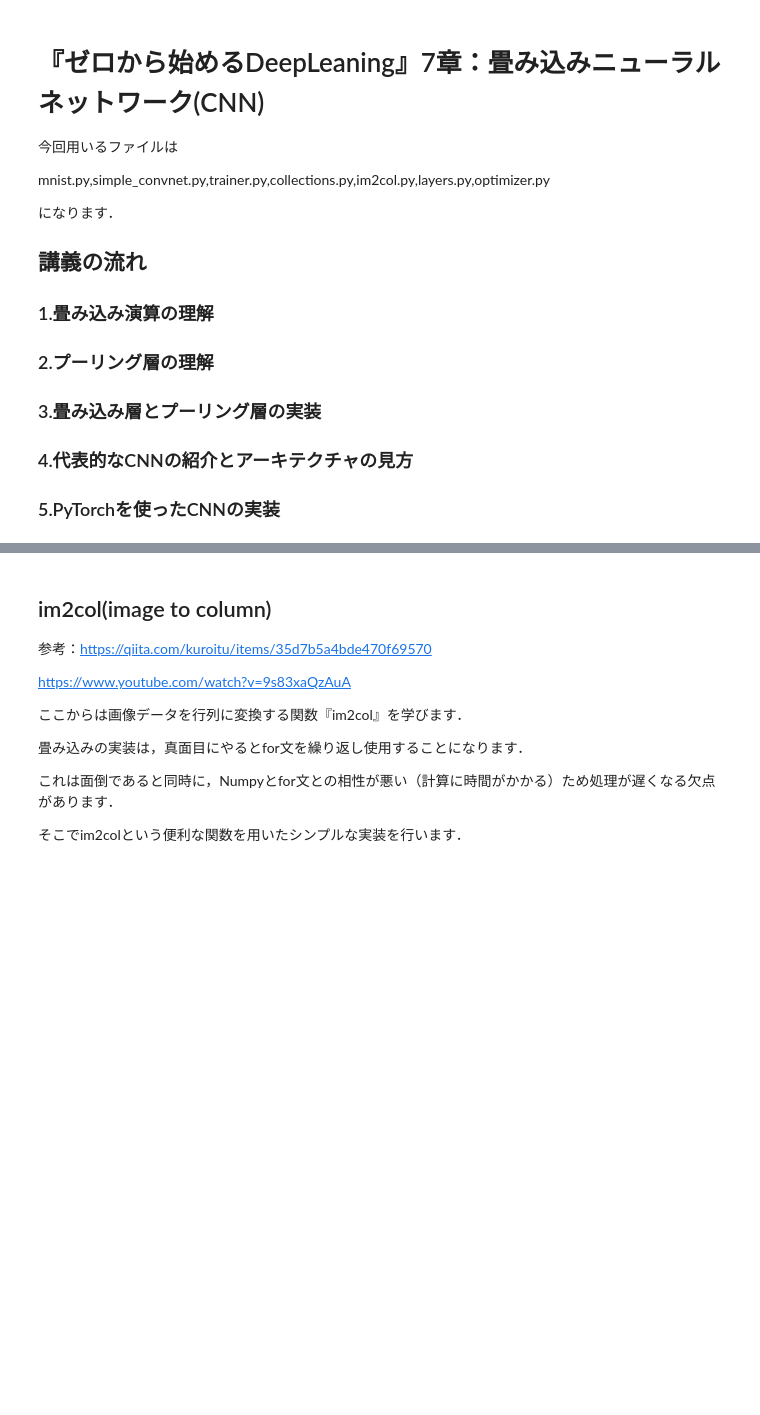
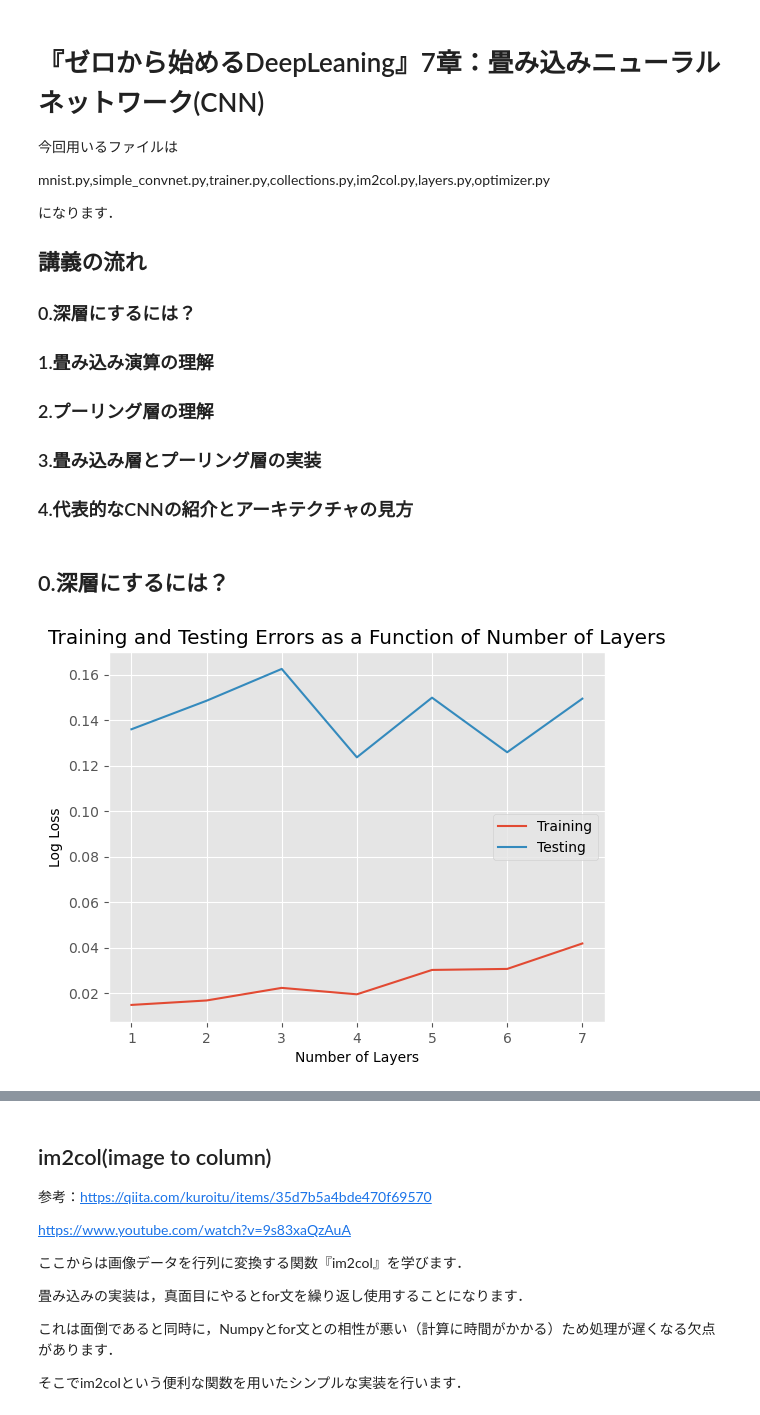
Before and after one commit to LABO-M/ZeroTuku, a Jupyter notebook: Chapter7_Zero_banzai.ipynb, the cells around one changed output, grey strips where cells are left out. Drawn from its saved outputs; the diff is of its cells as text; code cells hidden in the pictures; blank space fills up the shorter version.

```diff
--- a/Chapter7_Zero_banzai.ipynb
+++ b/Chapter7_Zero_banzai.ipynb
@@ -9,6 +9,8 @@ mnist.py,simple_convnet.py,trainer.py,collections.py,im2col.py,layers.py,optimiz
 
 ## 講義の流れ
 
+### 0.深層にするには？
+
 ### 1.畳み込み演算の理解
 
 ### 2.プーリング層の理解
@@ -16,8 +18,6 @@ mnist.py,simple_convnet.py,trainer.py,collections.py,im2col.py,layers.py,optimiz
 ### 3.畳み込み層とプーリング層の実装
 
 ### 4.代表的なCNNの紹介とアーキテクチャの見方
-
-### 5.PyTorchを使ったCNNの実装
 # %%
 # coding: utf-8
 import numpy as np
@@ -35,3 +35,54 @@ plt.style.use('ggplot')
 # from im2col import * # im2colのためのライブラリ
 # from layers import * # 各レイヤーを扱うためのライブラリ
 # from optimizer import * # 最適化手法を扱うためのライブラリ
+# %% [markdown]
+## 0.深層にするには？
+# %%
+from sklearn.datasets import fetch_openml
+from sklearn.neural_network import MLPClassifier
+from sklearn.model_selection import train_test_split
+from sklearn.metrics import log_loss
+import matplotlib.pyplot as plt
+
+# Load MNIST dataset
+X, y = fetch_openml('mnist_784', version=1, return_X_y=True, as_frame=False)
+
+# Normalize inputs from 0-255 to 0-1
+X = X / 255.
+
+# Split the data into training and testing sets
+X_train, X_test, y_train, y_test = train_test_split(X, y, test_size=0.2, random_state=42)
+
+# List to store training and testing errors
+training_errors = []
+testing_errors = []
+
+# Number of layers to test
+
+#layers = [(50,), (50, 50), (50, 50, 50), (50, 50, 50, 50), (50, 50, 50, 50, 50)] # 1~5層
+
+layers = [(50,), (50, 50), (50, 50, 50), (50, 50, 50, 50), (50, 50, 50, 50, 50),
+          (50, 50, 50, 50, 50, 50), (50, 50, 50, 50, 50, 50, 50)] # 1 ~ 7層
+
+
+
+
+for layer in layers:
+    mlp = MLPClassifier(hidden_layer_sizes=layer, max_iter=20, alpha=1e-4,
+                        solver='sgd', verbose=0, random_state=1,
+                        learning_rate_init=.1)
+    mlp.fit(X_train, y_train)
+    training_errors.append(log_loss(y_train, mlp.predict_proba(X_train)))
+    testing_errors.append(log_loss(y_test, mlp.predict_proba(X_test)))
+
+# Plot training and testing errors
+plt.plot([len(layer) for layer in layers], training_errors, label='Training')
+plt.plot([len(layer) for layer in layers], testing_errors, label='Testing')
+
+plt.title('Training and Testing Errors as a Function of Number of Layers')
+plt.xlabel('Number of Layers')
+plt.ylabel('Log Loss')
+plt.legend()
+plt.show()
+# %% [output]
+[figure, added]
```
Also changed, not shown: parts of 10 cells of this notebook, 2 other files.
